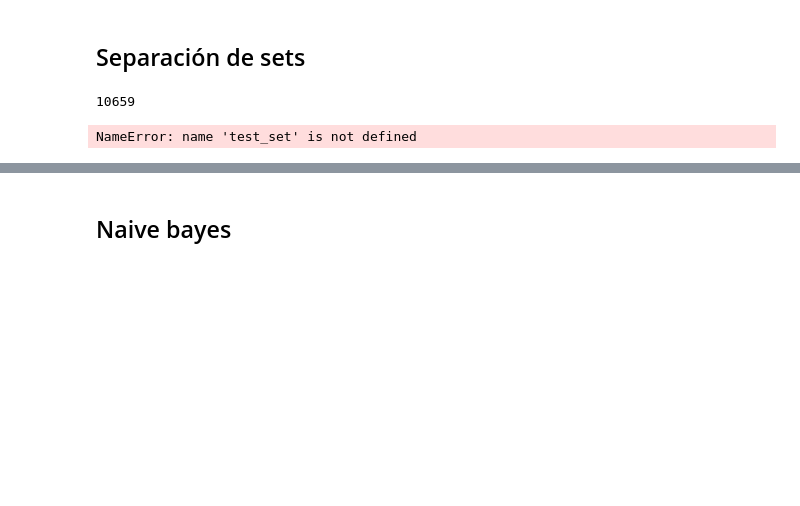
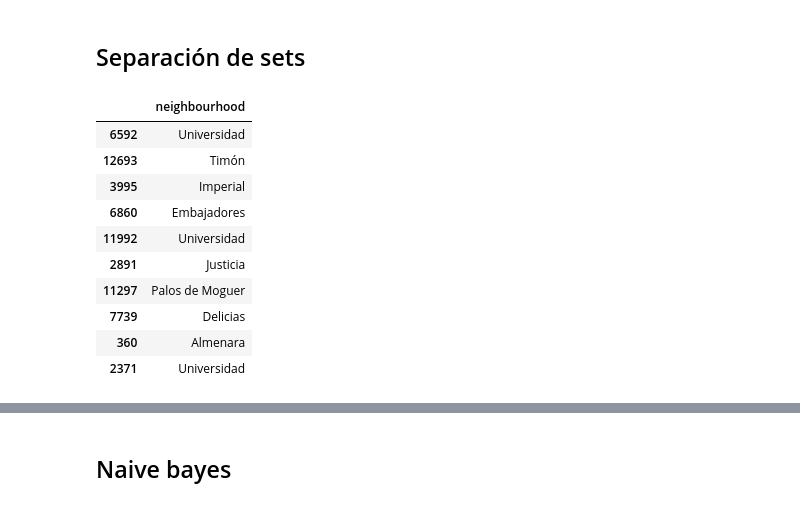
Before and after one commit to PelayoMC/Master, a Jupyter notebook: AA - I/trabajo1/trabajo1.ipynb, the cells around one changed output, grey strips where cells are left out. Cells and saved outputs as stored; diff of their text form; code cells hidden in the pictures; blank space fills up the shorter version.

```diff
--- a/AA - I/trabajo1/trabajo1.ipynb
+++ b/AA - I/trabajo1/trabajo1.ipynb
@@ -165,8 +160,0 @@ train_set, test_set = split_train_test_by_id(airbnb_with_id, 0.2, "index")
-# %%
-len(train_set)
-# %% [output]
-10659
-# %%
-len(test_set)
-# %% [output]
-NameError: name 'test_set' is not defined
@@ -172,0 +172,15 @@ NameError: name 'test_set' is not defined
+# %%
+airbnb_cat = airbnb_num[["neighbourhood"]]
+airbnb_cat.head(10)
+# %% [output]
+|  | neighbourhood |
+| 6592 | Universidad |
+| 12693 | Timón |
+| 3995 | Imperial |
+| 6860 | Embajadores |
+| 11992 | Universidad |
+| 2891 | Justicia |
+| 11297 | Palos de Moguer |
+| 7739 | Delicias |
+| 360 | Almenara |
+| 2371 | Universidad |
```
Also changed, not shown: parts of 19 cells of this notebook, 4 other files.
